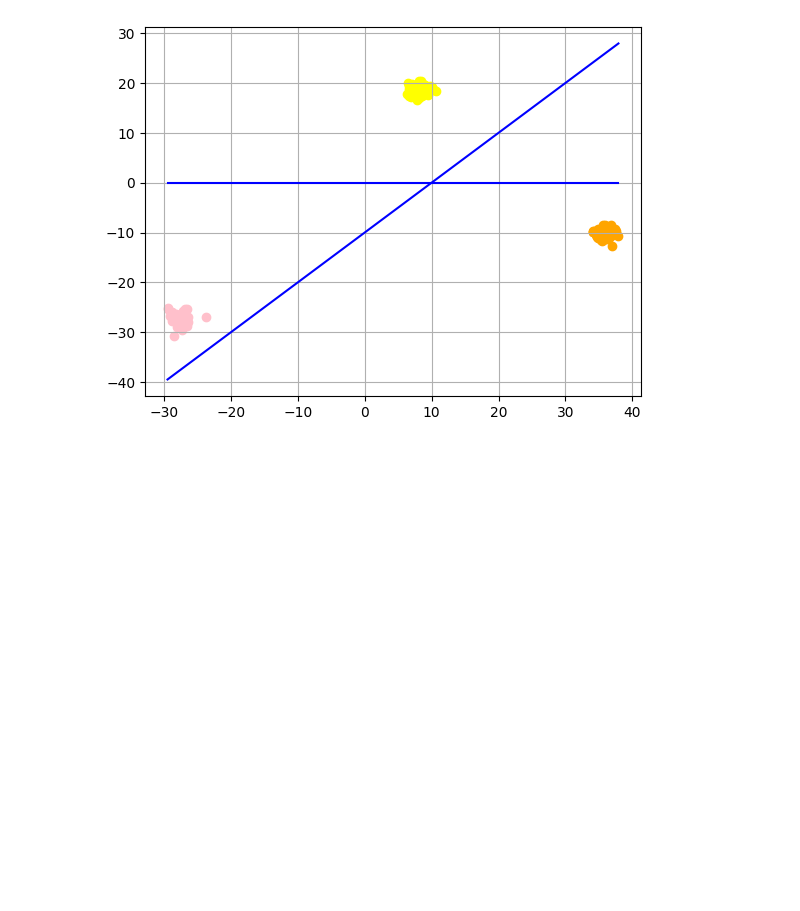
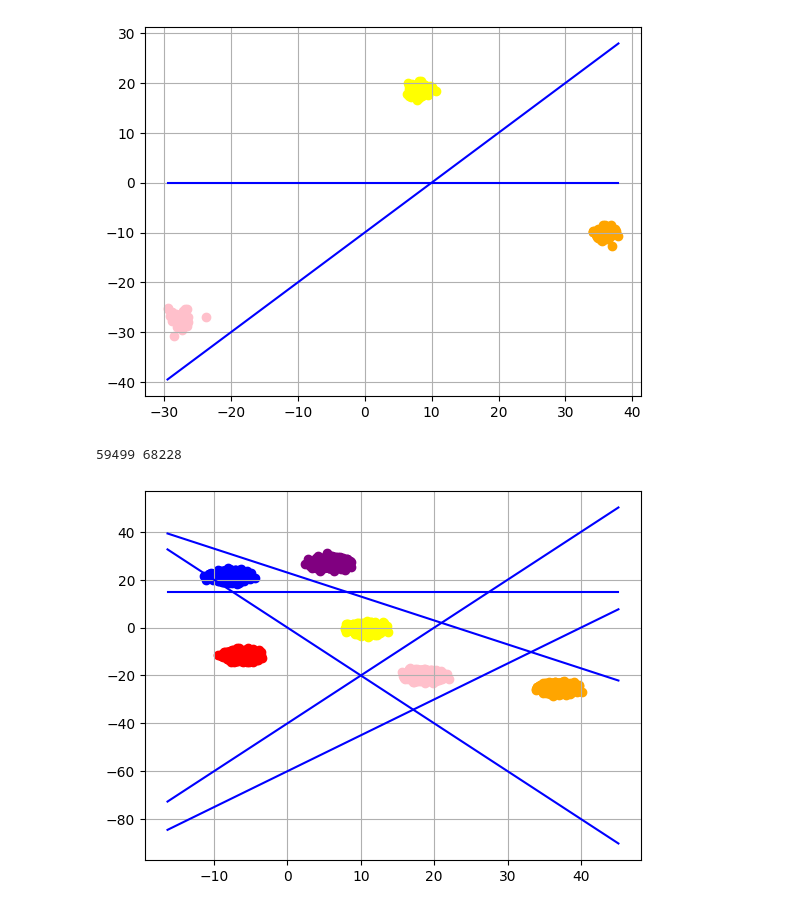
Before and after one commit to d-panyugin/more_ege, a Jupyter notebook: more_ege.ipynb, the cells around one changed output. Saved outputs shown, nothing was run; the diff lists cells and outputs as text; code cells hidden in the pictures; blank space fills up the shorter version.

```diff
--- a/more_ege.ipynb
+++ b/more_ege.ipynb
@@ -535,3 +535,82 @@ plt.show()
 # %% [output]
 41999 49705
 [figure]
+# %%
+import matplotlib.pyplot as plt
+from math import sqrt
+
+K1, B1 = 1.5, -60
+K2, B2 = 2, -40
+K3, B3 = -2, 0
+K4, B4 = 0, 15
+K5, B5 = -1, 23
+
+with open("4_B.txt", 'r') as f:
+    pts = [list(map(float, x.replace(',', '.').split())) for x in f.readlines()]
+
+X = [p[1] for p in pts]
+Y = [p[4] for p in pts]
+n = len(X)
+
+c_0_x, c_0_y = [], []
+c_1_x, c_1_y = [], []
+c_2_x, c_2_y = [], []
+c_3_x, c_3_y = [], []
+c_4_x, c_4_y = [], []
+c_5_x, c_5_y = [], []
+
+for i in range(n):
+    x_val, y_val = X[i], Y[i]
+
+    if y_val > K5 * x_val + B5:
+        c_5_x.append(x_val); c_5_y.append(y_val)
+    elif y_val > K4 * x_val + B4:
+        c_4_x.append(x_val); c_4_y.append(y_val)
+    elif y_val < K3 * x_val + B3:
+        c_3_x.append(x_val); c_3_y.append(y_val)
+    elif y_val > K2 * x_val + B2:
+        c_2_x.append(x_val); c_2_y.append(y_val)
+    elif y_val > K1 * x_val + B1:
+        c_1_x.append(x_val); c_1_y.append(y_val)
+    else:
+        c_0_x.append(x_val); c_0_y.append(y_val)
+
+def find_l(c_x, c_y):
+    if not c_x: return 0
+    return max(max(c_x) - min(c_x), max(c_y) - min(c_y))
+
+def find_p(c_x, c_y):
+    if not c_x: return 0
+    max_dist = 0
+    for i in range(len(c_x)):
+        for j in range(i + 1, len(c_x)):
+            max_dist = max(max_dist, sqrt((c_x[i] - c_x[j])**2 + (c_y[i] - c_y[j])**2))
+    return max_dist
+
+L = min(find_l(c_0_x, c_0_y), find_l(c_1_x, c_1_y), find_l(c_2_x, c_2_y),
+        find_l(c_3_x, c_3_y), find_l(c_4_x, c_4_y), find_l(c_5_x, c_5_y))
+
+P = (find_p(c_0_x, c_0_y) + find_p(c_1_x, c_1_y) + find_p(c_2_x, c_2_y) +
+     find_p(c_3_x, c_3_y) + find_p(c_4_x, c_4_y) + find_p(c_5_x, c_5_y)) / 6
+
+print(int(L * 10000), int(P * 10000))
+
+plt.scatter(X, Y, color="black", s=10)
+
+plt.scatter(c_0_x, c_0_y, color="orange")
+plt.scatter(c_1_x, c_1_y, color="pink")
+plt.scatter(c_2_x, c_2_y, color="yellow")
+plt.scatter(c_3_x, c_3_y, color="red")
+plt.scatter(c_4_x, c_4_y, color="blue")
+plt.scatter(c_5_x, c_5_y, color="purple")
+
+x_line = [min(X) - 5, max(X) + 5]
+lines = [(K1, B1), (K2, B2), (K3, B3), (K4, B4), (K5, B5)]
+for k, b in lines:
+    plt.plot(x_line, [k*x + b for x in x_line], color="blue")
+
+plt.grid()
+plt.show()
+# %% [output]
+59499 68228
+[figure, added]
```
